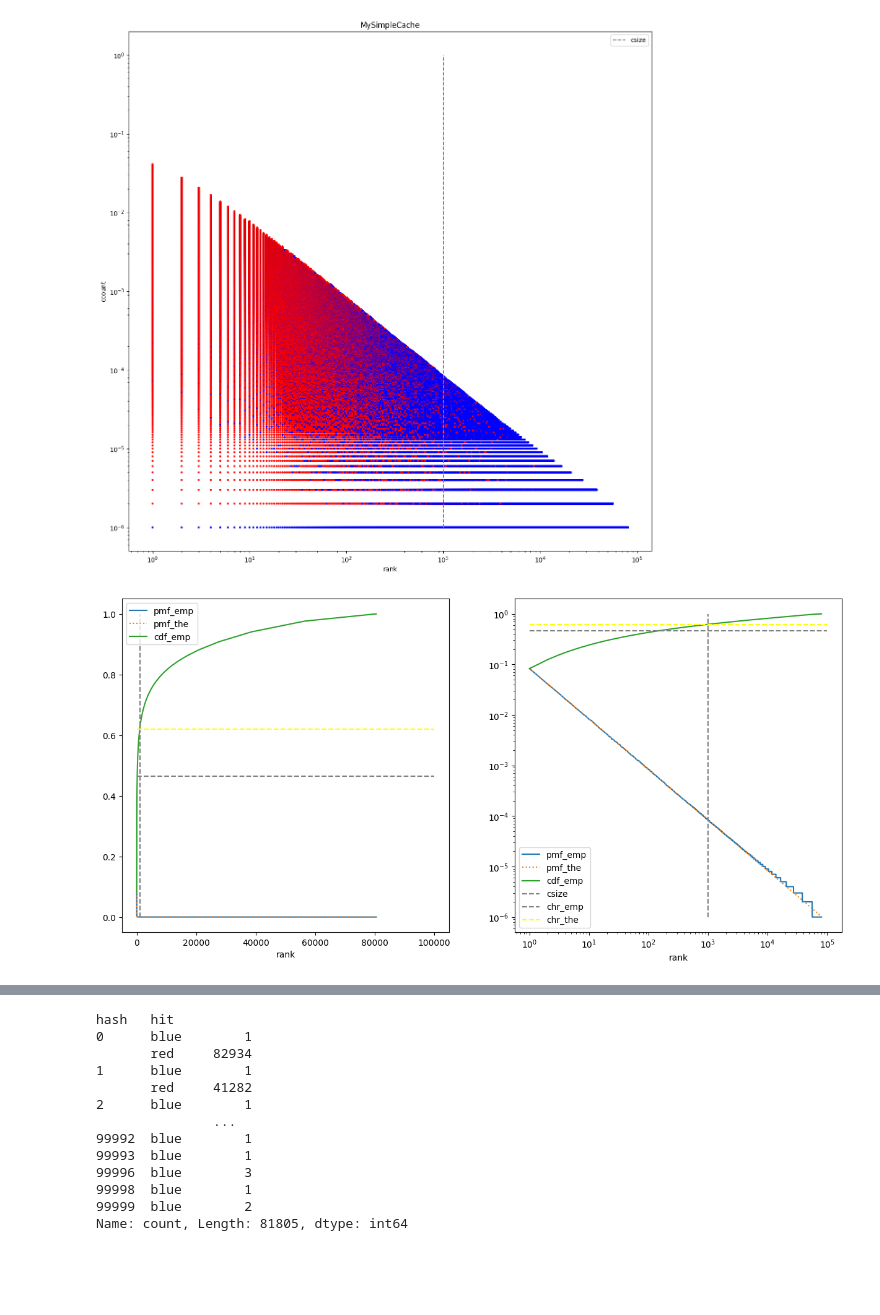
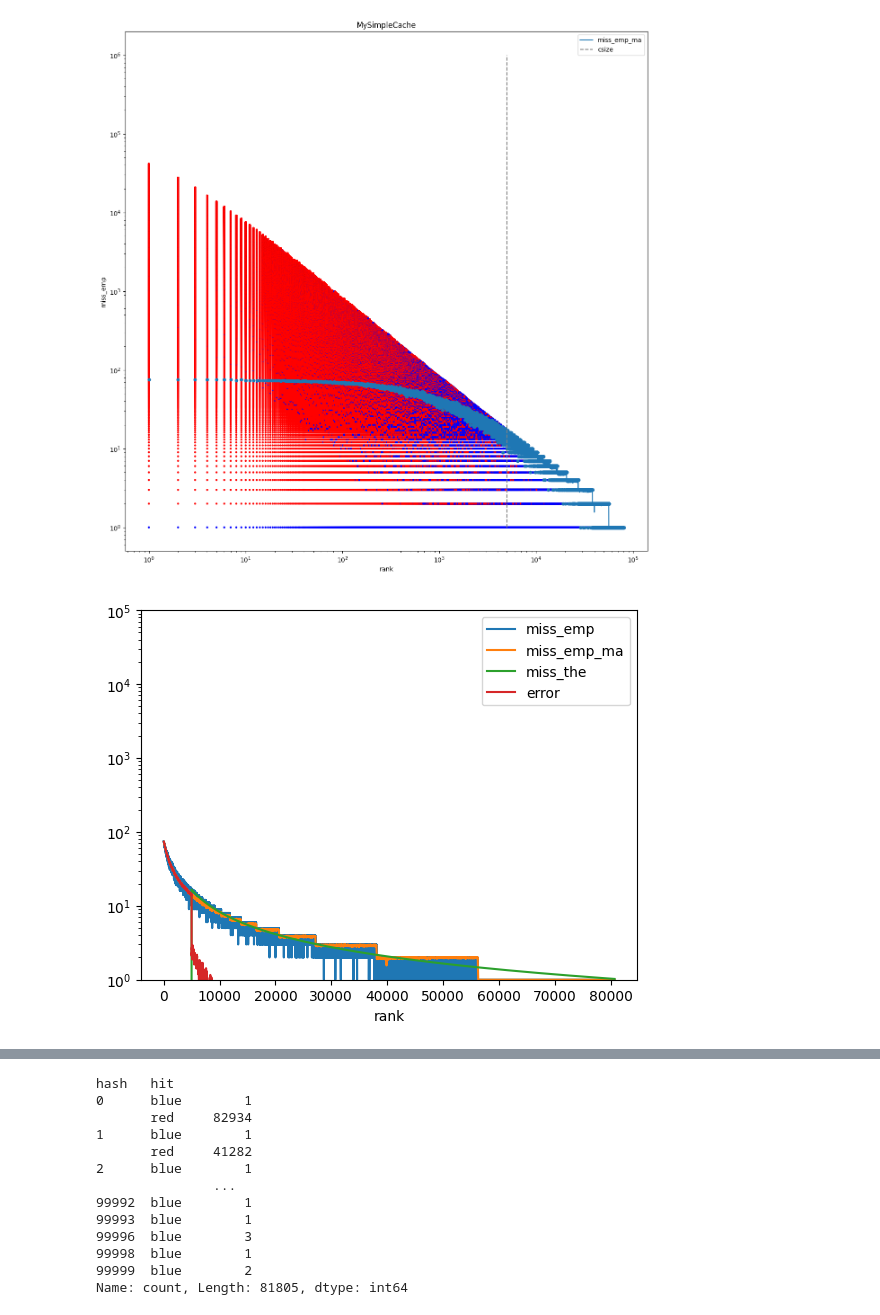
Before and after one commit to jursonovicst/cachesim, a Jupyter notebook: implementations/examples.ipynb, the cells around one changed output, grey strips where cells are left out. Saved outputs shown, nothing was run; the diff lists cells and outputs as text; code cells hidden in the pictures; blank space fills up the shorter version.

Commit message:
add error

```diff
--- a/implementations/examples.ipynb
+++ b/implementations/examples.ipynb
@@ -7,7 +7,7 @@ import numpy as np
 # %%
 count = 1000000
 cbase = count // 10
-maxsize = cbase // 100
+maxsize = cbase // 20
 s = 1
 HNs = sum([k ** -s for k in range(1, cbase + 1)])
 
@@ -68,15 +68,15 @@ import matplotlib.pyplot as plt
 
 for name, req in reqs.items():
     # requests
-    requests = pd.DataFrame(data={'hitmiss': ['red' if r.status == Status.HIT else 'blue' for r in req], 'hash': [r.hash for r in req]}).set_index('hash')
-    assert requests.shape[0] == count
-    assert not requests.isnull().values.any()
+    df_req = pd.DataFrame(data={'hitmiss': ['red' if r.status == Status.HIT else 'blue' for r in req], 'hash': [r.hash for r in req]}).set_index('hash')
+    assert df_req.shape[0] == count
+    assert not df_req.isnull().values.any()
 
     # calculate ranks
-    ranks = pd.DataFrame(requests.index.value_counts().index).reset_index(names='rank').set_index('hash')
+    df_ranks = pd.DataFrame(df_req.index.value_counts().index).reset_index(names='rank').set_index('hash')
 
     # join with ranks
-    df = requests.join(ranks)
+    df = df_req.join(df_ranks)
     assert df.shape[0] == count
     assert not df.isnull().values.any()
 
@@ -85,8 +85,16 @@ for name, req in reqs.items():
     assert df.shape[0] == count
     assert not df.isnull().values.any()
 
-    fig, ax = plt.subplots(figsize=(15,15))
+    # calculate miss curve
+    df_miss = df.groupby(['hitmiss', 'rank']).count().rename({'ccount': 'miss_emp'}, axis='columns').loc['blue']
+    df_miss['miss_emp_ma'] = df_miss.rolling(50).mean()
+    df_miss['miss_the'] = df_miss.index.map(lambda k: zipf_pmf(k) * count if k>maxsize else 0)
+    df_miss['error'] = (df_miss['miss_the'] - df_miss['miss_emp_ma']).abs()
+
+    _fig, ax = plt.subplots(figsize=(15,15))
     df.plot.scatter(ax=ax, x='rank', y='ccount', loglog=True, c='hitmiss', marker='.', figsize=(15,15), title=name)
+    df_miss.reset_index().plot.scatter(ax=ax, x='rank', y='miss_emp', loglog=True)
+    df_miss.reset_index().plot(ax=ax, x='rank', y='miss_emp_ma', loglog=True)
     ax.vlines(maxsize, ymin=1, ymax=count, colors='grey', label="csize", linestyles='--')
     plt.legend()
     plt.show()
@@ -94,35 +102,36 @@ for name, req in reqs.items():
     # cache size
 #    plt.vlines(maxsize, ymin=1, ymax=10**5, colors='grey', label="csize", linestyles='--')
 
-
+    df_miss.plot(logy=True, ylim=(1, 10**5))
+    plt.show()
 
     # misses
 #    df_miss = pd.DataFrame(data={'hash': [r.hash for r in req], 'hitmiss': ['red' if r.status == Status.HIT else 'blue' for r in req]}).value_counts().groupby(['hash', 'hitmiss']).sum()
 #    df_miss.loc[:,'blue'].plot(loglog=True, c='yellow', style='.', ms=1, label='miss')
 #    df_miss.loc[:,'blue'].rolling(10).mean().plot(loglog=True, c='green', style='.', ms=2)
 #    plt.legend()
 
-    prop = pd.DataFrame(requests.index.value_counts() / count).rename(columns={'count':'pmf_emp'})
+    prop = pd.DataFrame(df_req.index.value_counts() / count).rename(columns={'count':'pmf_emp'})
     prop['rank'] = np.arange(prop.shape[0])+1
     prop['pmf_the'] = prop['rank'].apply(zipf_pmf)
     prop.set_index('rank', inplace=True)
     prop['cdf_emp'] = prop['pmf_emp'].cumsum()
 
     fig, (ax1, ax2) = plt.subplots(1,2, figsize=(15,7))
     ax2.set_yscale('log')
     ax2.set_xscale('log')
 
     prop.plot(ax = ax1, style=['-', ':', '-'])
     ax1.vlines(maxsize, ymin=0, ymax=1, colors='grey', label="csize", linestyles='--')
     ax1.hlines(Request.chr(req), xmin=0, xmax=cbase, colors='grey', label="chr_emp", linestyles='--')
     ax1.hlines(zipf_cdf(maxsize), xmin=0, xmax=cbase, colors='yellow', label="chr_the", linestyles='--')
 
     prop.plot(ax = ax2, style=['-', ':', '-'])
     ax2.vlines(maxsize, ymin=10**-6, ymax=1, colors='grey', label="csize", linestyles='--')
     ax2.hlines(Request.chr(req), xmin=1, xmax=cbase, colors='grey', label="chr_emp", linestyles='--')
     ax2.hlines(zipf_cdf(maxsize), xmin=1, xmax=cbase, colors='yellow', label="chr_the", linestyles='--')
     plt.legend()
     plt.show()
 # %% [output]
-[figure, old version]
+[figure, new version]
-[figure, old version]
+[figure, new version]
```
Also changed, not shown: parts of 2 cells of this notebook.
